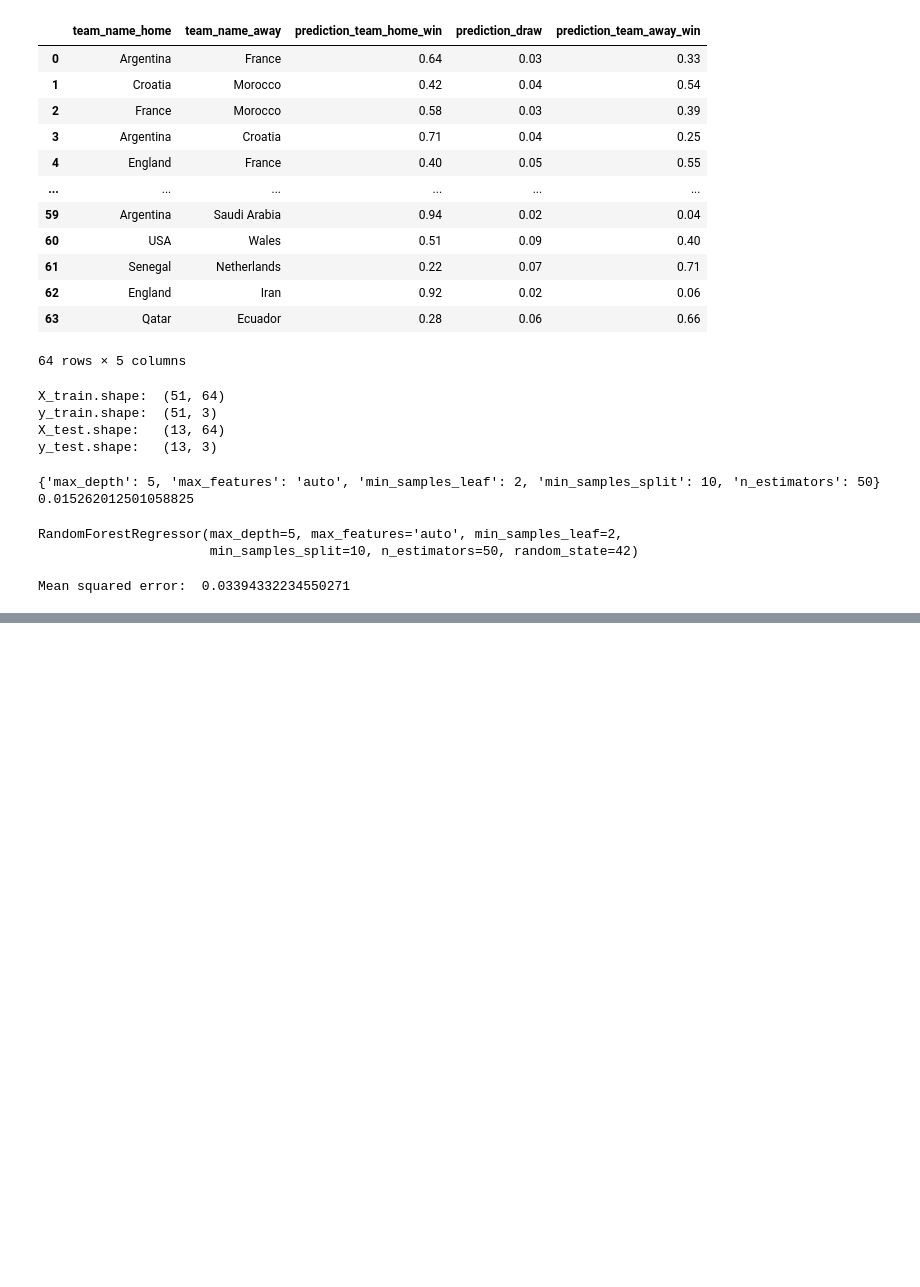
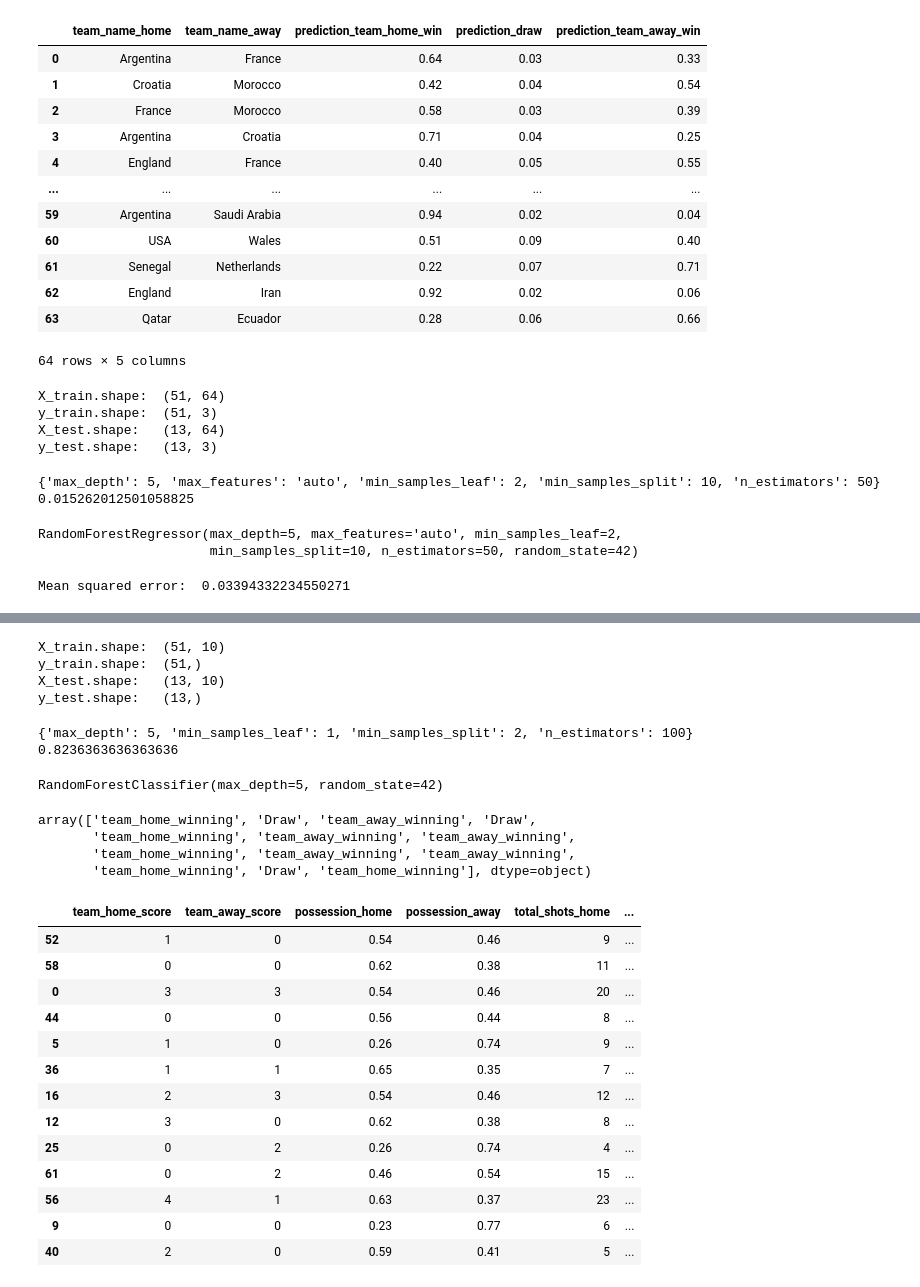
Before and after one commit to caiocmb7/projetos, a Jupyter notebook: ML&AI/world cup 2022/worldcup_eda.ipynb, the cells around one changed output, grey strips where cells are left out. Saved outputs shown, nothing was run; the diff lists cells and outputs as text; code cells hidden in the pictures; blank space fills up the shorter version.

Commit message:
added predictions of the home team winning, drawing or away team winning

```diff
--- a/ML&AI/world cup 2022/worldcup_eda.ipynb
+++ b/ML&AI/world cup 2022/worldcup_eda.ipynb
@@ -1088,0 +1157,69 @@ Mean squared error:  0.03394332234550271
+# %%
+X_train, X_test, y_train, y_test = train_test_split(
+    X, y, test_size=0.2, random_state=42
+)
+print(f"X_train.shape: \t{X_train.shape}")
+print(f"y_train.shape: \t{y_train.shape}")
+print(f"X_test.shape: \t{X_test.shape}")
+print(f"y_test.shape: \t{y_test.shape}")
+# %% [output]
+X_train.shape:  (51, 10)
+y_train.shape:  (51,)
+X_test.shape:   (13, 10)
+y_test.shape:   (13,)
+# %%
+# Create the Random Forest Regressor
+clf = RandomForestClassifier()
+
+# Define the parameter grid for grid search
+param_grid = {
+    "n_estimators": [10, 50, 100],
+    "max_depth": [2, 5, 10],
+    "min_samples_split": [2, 5, 10],
+    "min_samples_leaf": [1, 2, 4],
+}
+
+# Create the kfold cross-validator
+kf = KFold(n_splits=5, shuffle=True)
+
+# Perform grid search with kfold cv
+grid_search = GridSearchCV(clf, param_grid, cv=kf)
+grid_search.fit(X_train, y_train)
+
+# Print the best parameters and score
+print(grid_search.best_params_)
+print(grid_search.best_score_)
+# %% [output]
+{'max_depth': 5, 'min_samples_leaf': 1, 'min_samples_split': 2, 'n_estimators': 100}
+0.8236363636363636
+# %%
+clf = RandomForestClassifier(**grid_search.best_params_, random_state=42)
+clf.fit(X_train, y_train)
+# %% [output]
+RandomForestClassifier(max_depth=5, random_state=42)
+# %%
+y_pred = clf.predict(X_test)
+y_pred
+# %% [output]
+array(['team_home_winning', 'Draw', 'team_away_winning', 'Draw',
+       'team_home_winning', 'team_away_winning', 'team_away_winning',
+       'team_home_winning', 'team_away_winning', 'team_away_winning',
+       'team_home_winning', 'Draw', 'team_home_winning'], dtype=object)
+# %%
+X_test["predictions"] = y_pred
+X_test
+# %% [output]
+|  | team_home_score | team_away_score | possession_home | possession_away | total_shots_home | ... |
+| 52 | 1 | 0 | 0.54 | 0.46 | 9 | ... |
+| 58 | 0 | 0 | 0.62 | 0.38 | 11 | ... |
+| 0 | 3 | 3 | 0.54 | 0.46 | 20 | ... |
+| 44 | 0 | 0 | 0.56 | 0.44 | 8 | ... |
+| 5 | 1 | 0 | 0.26 | 0.74 | 9 | ... |
+| 36 | 1 | 1 | 0.65 | 0.35 | 7 | ... |
+| 16 | 2 | 3 | 0.54 | 0.46 | 12 | ... |
+| 12 | 3 | 0 | 0.62 | 0.38 | 8 | ... |
+| 25 | 0 | 2 | 0.26 | 0.74 | 4 | ... |
+| 61 | 0 | 2 | 0.46 | 0.54 | 15 | ... |
+| 56 | 4 | 1 | 0.63 | 0.37 | 23 | ... |
+| 9 | 0 | 0 | 0.23 | 0.77 | 6 | ... |
+| 40 | 2 | 0 | 0.59 | 0.41 | 5 | ... |
```
Also changed, not shown: parts of 28 cells of this notebook.
